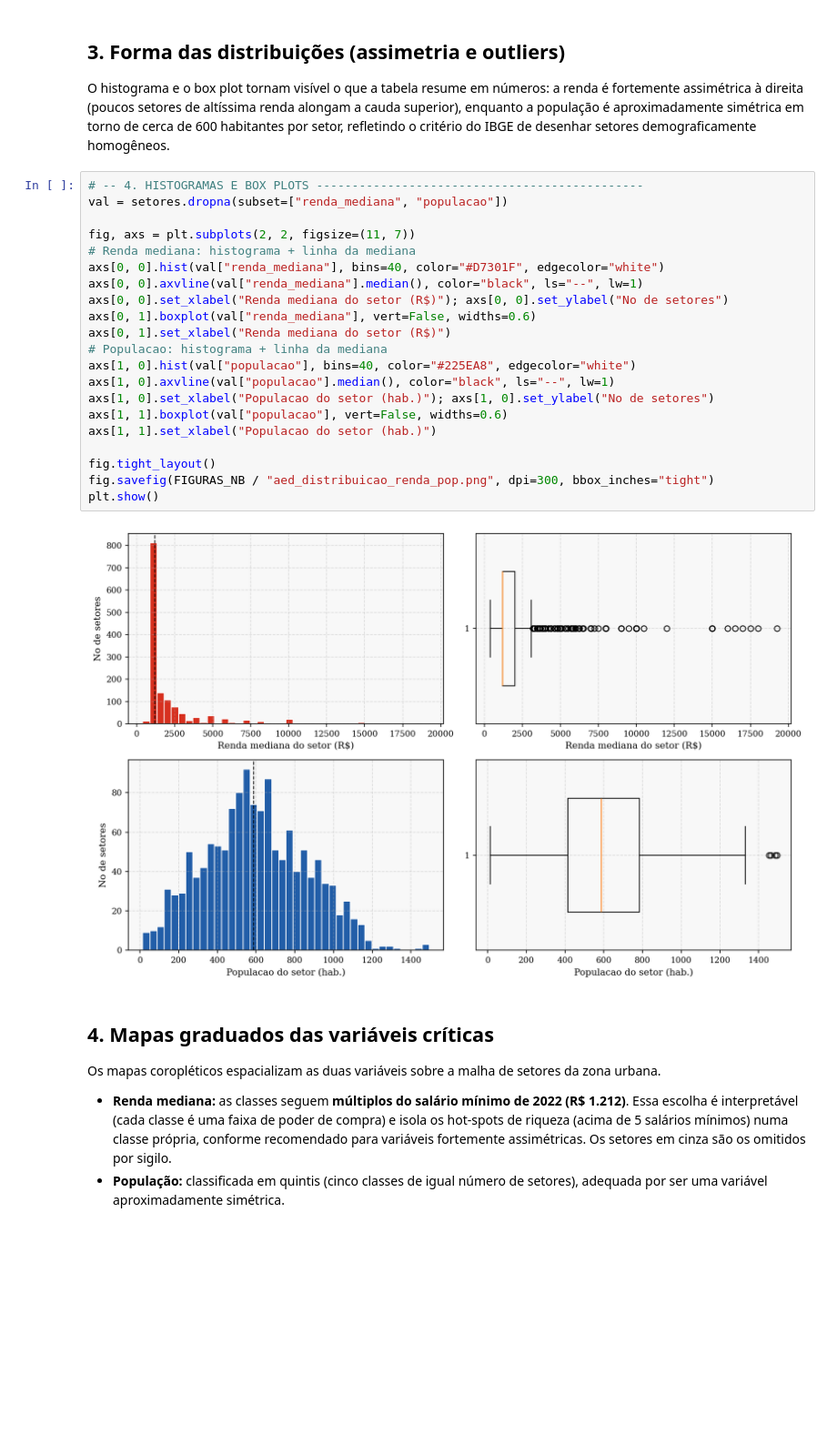
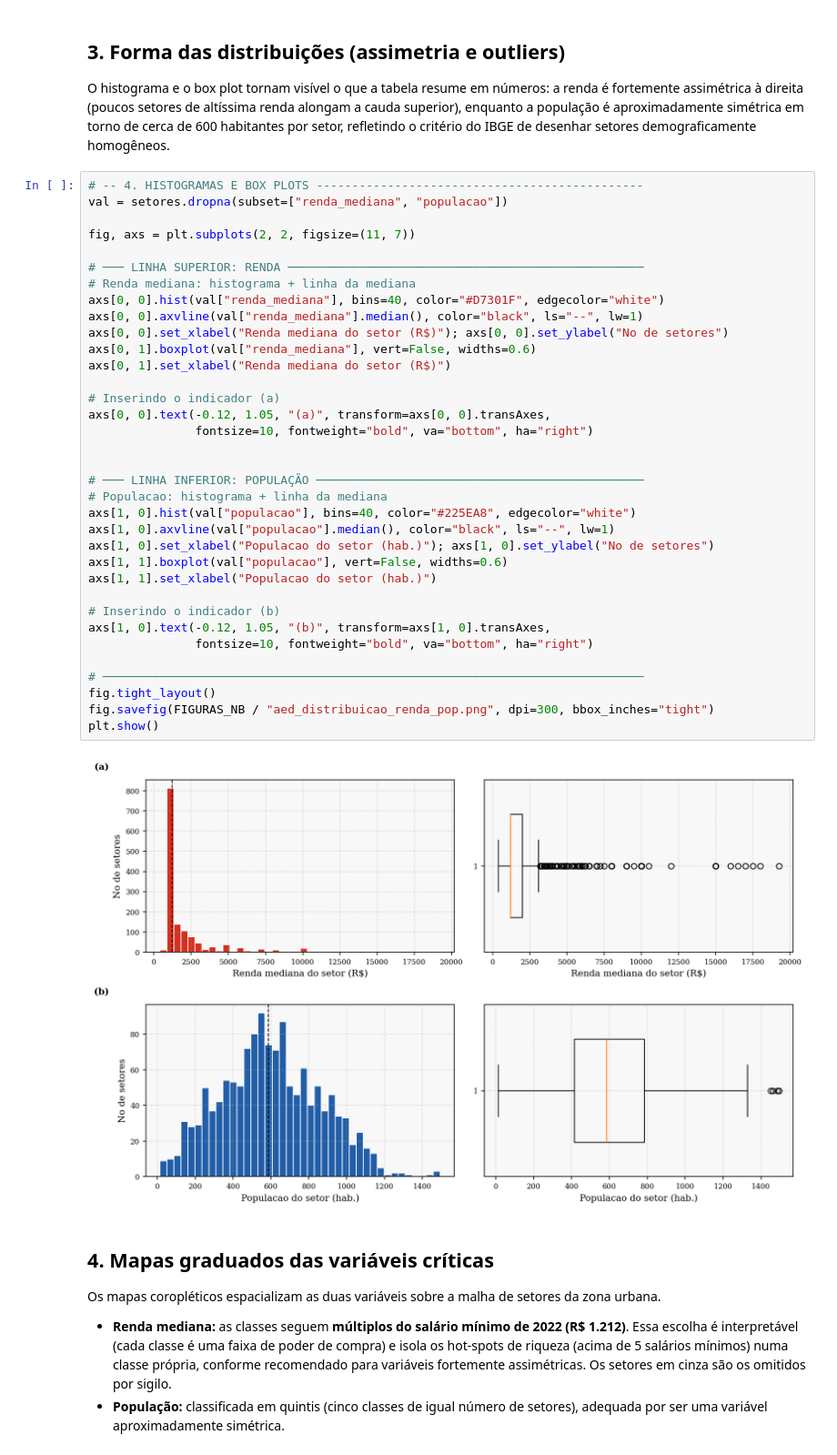
Before and after one commit to felipedantas-pi/ae2sfca-ubs, a Jupyter notebook: notebooks/01.5_AED_Socioeconomica.ipynb, the cells around one changed output. Shown at 91% size. Saved outputs shown, nothing was run; the diff lists cells and outputs as text; blank space fills up the shorter version.

```diff
--- a/notebooks/01.5_AED_Socioeconomica.ipynb
+++ b/notebooks/01.5_AED_Socioeconomica.ipynb
@@ -156,29 +155,43 @@ Tabela salva em: C:\Users\felipe\workspace_pcksa\ae2sfca_ubs\outputs\tabelas\aed
 ## 3. Forma das distribuições (assimetria e outliers)
 
 O histograma e o box plot tornam visível o que a tabela resume em números: a renda é fortemente assimétrica à direita (poucos setores de altíssima renda alongam a cauda superior), enquanto a população é aproximadamente simétrica em torno de cerca de 600 habitantes por setor, refletindo o critério do IBGE de desenhar setores demograficamente homogêneos.
-# %%
-# -- 4. HISTOGRAMAS E BOX PLOTS ----------------------------------------------
-val = setores.dropna(subset=["renda_mediana", "populacao"])
-
-fig, axs = plt.subplots(2, 2, figsize=(11, 7))
-# Renda mediana: histograma + linha da mediana
-axs[0, 0].hist(val["renda_mediana"], bins=40, color="#D7301F", edgecolor="white")
-axs[0, 0].axvline(val["renda_mediana"].median(), color="black", ls="--", lw=1)
-axs[0, 0].set_xlabel("Renda mediana do setor (R$)"); axs[0, 0].set_ylabel("No de setores")
-axs[0, 1].boxplot(val["renda_mediana"], vert=False, widths=0.6)
-axs[0, 1].set_xlabel("Renda mediana do setor (R$)")
-# Populacao: histograma + linha da mediana
-axs[1, 0].hist(val["populacao"], bins=40, color="#225EA8", edgecolor="white")
-axs[1, 0].axvline(val["populacao"].median(), color="black", ls="--", lw=1)
-axs[1, 0].set_xlabel("Populacao do setor (hab.)"); axs[1, 0].set_ylabel("No de setores")
-axs[1, 1].boxplot(val["populacao"], vert=False, widths=0.6)
-axs[1, 1].set_xlabel("Populacao do setor (hab.)")
-
-fig.tight_layout()
-fig.savefig(FIGURAS_NB / "aed_distribuicao_renda_pop.png", dpi=300, bbox_inches="tight")
-plt.show()
-# %% [output]
-[figure, removed]
+# %%
+# -- 4. HISTOGRAMAS E BOX PLOTS ----------------------------------------------
+val = setores.dropna(subset=["renda_mediana", "populacao"])
+
+fig, axs = plt.subplots(2, 2, figsize=(11, 7))
+
+# ─── LINHA SUPERIOR: RENDA ──────────────────────────────────────────────────
+# Renda mediana: histograma + linha da mediana
+axs[0, 0].hist(val["renda_mediana"], bins=40, color="#D7301F", edgecolor="white")
+axs[0, 0].axvline(val["renda_mediana"].median(), color="black", ls="--", lw=1)
+axs[0, 0].set_xlabel("Renda mediana do setor (R$)"); axs[0, 0].set_ylabel("No de setores")
+axs[0, 1].boxplot(val["renda_mediana"], vert=False, widths=0.6)
+axs[0, 1].set_xlabel("Renda mediana do setor (R$)")
+
+# Inserindo o indicador (a)
+axs[0, 0].text(-0.12, 1.05, "(a)", transform=axs[0, 0].transAxes,
+               fontsize=10, fontweight="bold", va="bottom", ha="right")
+
+
+# ─── LINHA INFERIOR: POPULAÇÃO ──────────────────────────────────────────────
+# Populacao: histograma + linha da mediana
+axs[1, 0].hist(val["populacao"], bins=40, color="#225EA8", edgecolor="white")
+axs[1, 0].axvline(val["populacao"].median(), color="black", ls="--", lw=1)
+axs[1, 0].set_xlabel("Populacao do setor (hab.)"); axs[1, 0].set_ylabel("No de setores")
+axs[1, 1].boxplot(val["populacao"], vert=False, widths=0.6)
+axs[1, 1].set_xlabel("Populacao do setor (hab.)")
+
+# Inserindo o indicador (b)
+axs[1, 0].text(-0.12, 1.05, "(b)", transform=axs[1, 0].transAxes,
+               fontsize=10, fontweight="bold", va="bottom", ha="right")
+
+# ────────────────────────────────────────────────────────────────────────────
+fig.tight_layout()
+fig.savefig(FIGURAS_NB / "aed_distribuicao_renda_pop.png", dpi=300, bbox_inches="tight")
+plt.show()
+# %% [output]
+[figure, added]
 # %% [markdown]
 ## 4. Mapas graduados das variáveis críticas
 
```
Also changed, not shown: parts of 3 cells of this notebook, 3 other files.
